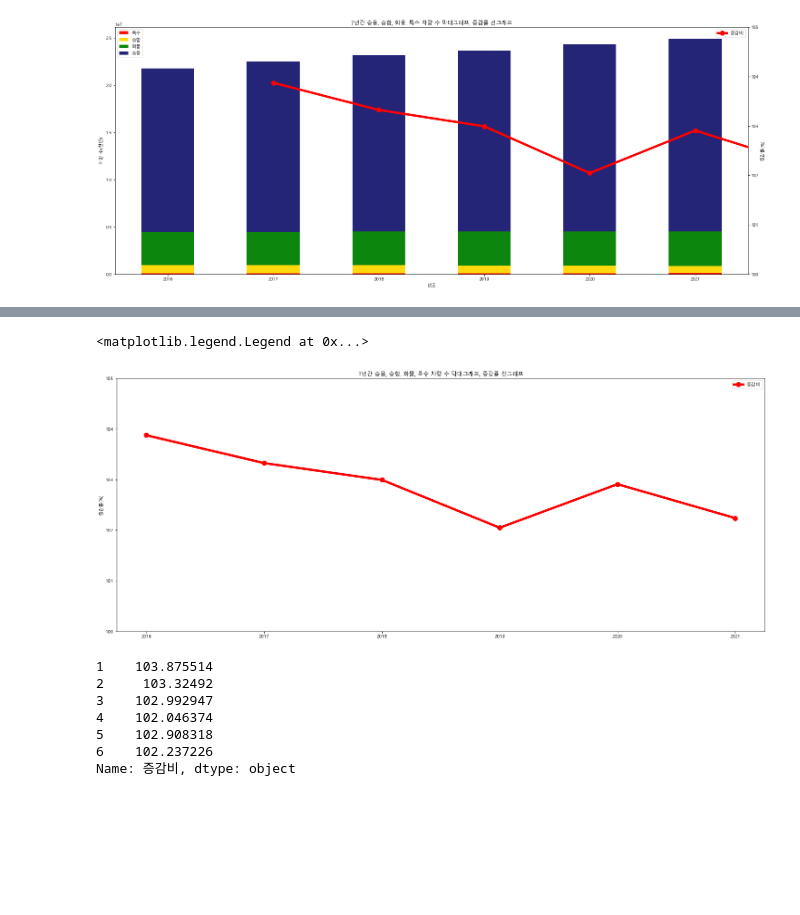
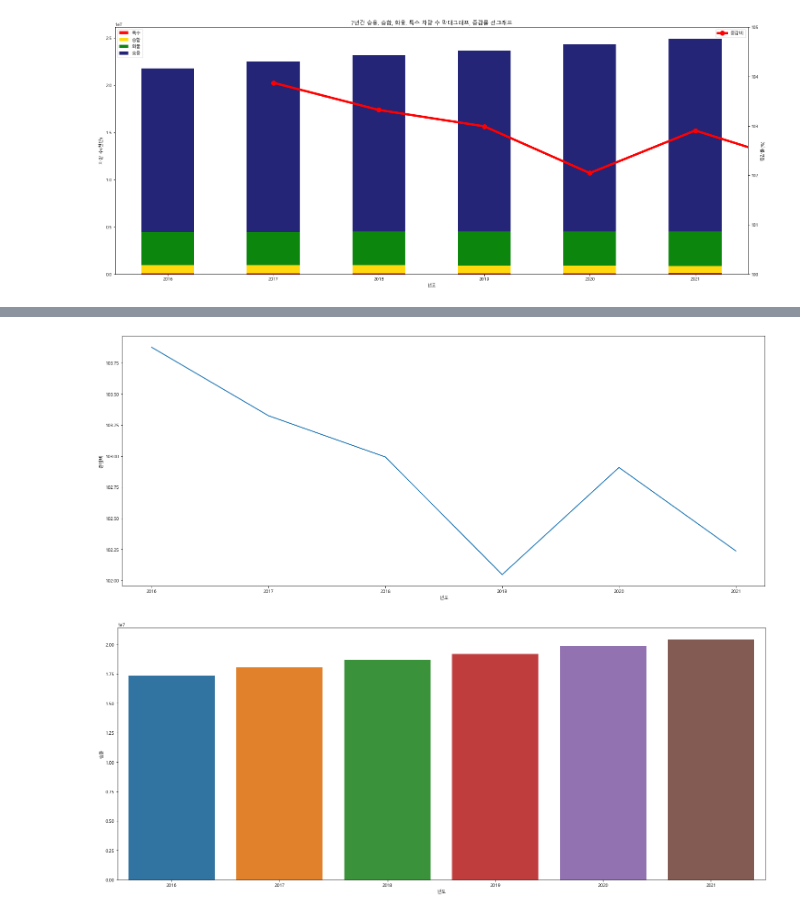
Before and after one commit to JIDONGJU/StudyPython22, a Jupyter notebook: 220614~/11day~/5.자동차_등록대수_및_증감률.ipynb, the cells around one changed output, grey strips where cells are left out. Drawn from its saved outputs; the diff is of its cells as text; code cells hidden in the pictures; blank space fills up the shorter version.

```diff
--- a/220614~/11day~/5.자동차_등록대수_및_증감률.ipynb
+++ b/220614~/11day~/5.자동차_등록대수_및_증감률.ipynb
@@ -159,26 +185,3 @@ plt.legend(loc="upper right")
 plt.show()
 # %% [output]
 [figure]
-# %%
-# 그래프 크기 지정하기 = 너비, 높이
-plt.rcParams['figure.figsize'] = (25, 10)
-
-# 선의 두께 지정
-plt.rcParams['lines.linewidth'] = 2
-# 폰트지정
-plt.rc("font", family = "Malgun Gothic", size=10)
-
-# 데이터 넣기
-ax1 = df.loc[1:][['특수','승합','화물','승용']].plot.bar(stacked=True,
-                                                 color=['red','gold','green','midnightblue'],
-                                                 alpha=0.95)
-# x축 범위?
-a = list(range(0,7,1))
-plt.xticks([i for i in range(0,6,1)], ['2016','2017','2018','2019','2020','2021'], rotation = 0)
-
-# title
-plt.xlabel("년도")
-plt.ylabel("차량 수(천만)")
-plt.legend(loc="upper left")
-
-# ax2 = ax1.twinx()
@@ -188,26 +188,8 @@ plt.legend(loc="upper left")
-# %%
-ax2 = df.loc[1:]['증감비'].plot(color='red', marker='o', markersize=10, linewidth = 5)
-
-# x축 범위?
-a = list(range(0,6,1))
-plt.xticks([i for i in range(1,7,1)], ['2016','2017','2018','2019','2020','2021'], rotation = 0)
-
-plt.title("7년간 승용, 승합, 화물, 특수 차량 수 막대그래프, 증감률 선그래프")
-plt.ylabel("증감률(%)")
-plt.ylim(100, 105)
-
-# 범례 위치 변경하기
-plt.legend(loc="upper right")
-# %% [output]
-<matplotlib.legend.Legend at 0x...>
-[figure, removed]
-# %%
-df.loc[1:]['증감비']
-# %% [output]
-1    103.875514
-2     103.32492
-3    102.992947
-4    102.046374
-5    102.908318
-6    102.237226
-Name: 증감비, dtype: object
+# %%
+ax = sns.lineplot(x='년도', y='증감비', data=df)
+# %% [output]
+[figure, added]
+# %%
+ax1 = sns.barplot(x='년도', y='승용', data=df)
+# %% [output]
+[figure, added]
```
Also changed, not shown: parts of 7 cells of this notebook, 1 other file.
